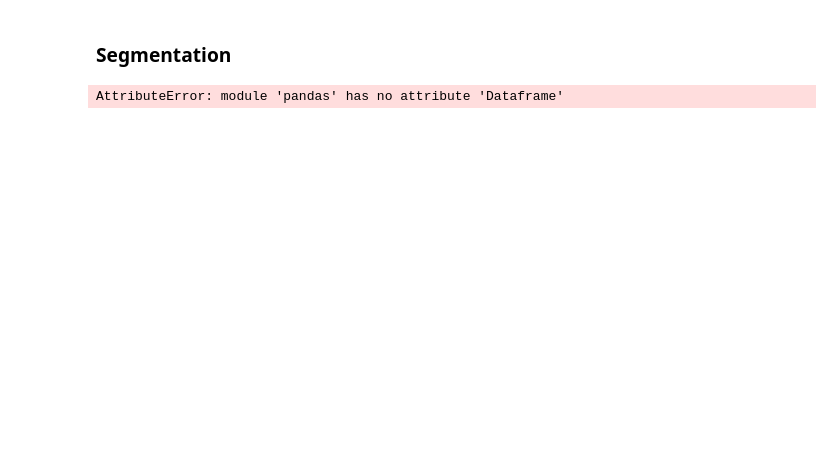
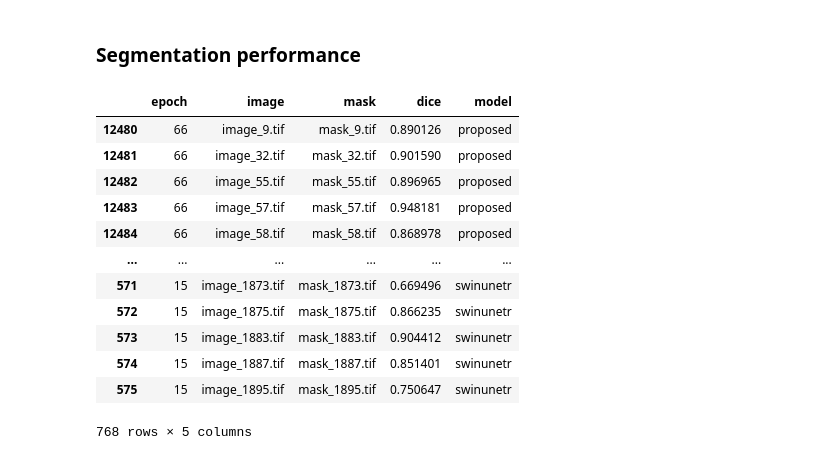
Before and after one commit to robertorojasp06/ctc-drosophila-other-models, a Jupyter notebook: notebooks/1/2024_12_13_comparison_with_other_models.ipynb, the cells around one changed output. Drawn from its saved outputs; the diff is of its cells as text; code cells hidden in the pictures; blank space fills up the shorter version.

Commit message:
Add comparison between models.

```diff
--- a/notebooks/1/2024_12_13_comparison_with_other_models.ipynb
+++ b/notebooks/1/2024_12_13_comparison_with_other_models.ipynb
@@ -6,15 +7,61 @@ import matplotlib.pyplot as plt
 # %% [markdown]
-### Segmentation
+### Segmentation performance
 # %%
 paths_to_performance = {
-    "proposed": "resources/segmentation/validation_performance_proposed.csv"
+    "proposed": "resources/segmentation/proposed/validation_performance.csv",
+    "unet": "resources/segmentation/unet/2024_12_14_12_38_29_unet/validation_performance.csv",
+    "unetr": "resources/segmentation/unetr/2024_12_14_13_09_39_unetr/validation_performance.csv",
+    "swinunetr": "resources/segmentation/swinunetr/2024_12_14_13_55_51_swinunetr/validation_performance.csv"
 }
+final_epochs = {
+    "proposed": 66,
+    "unet": 25,
+    "unetr": 15,
+    "swinunetr": 15
+}
 # %%
-df_all = pd.Dataframe({})
+df_all = pd.DataFrame()
 for model, path in paths_to_performance.items():
-    df = pd.read_csv(path)
+    if model == "proposed":
+        df = pd.read_csv(path)
+        df.drop(
+            columns = [
+                'loss',
+                'pixel_accuracy',
+                'jaccard'
+            ],
+            inplace=True
+        )
+        df.rename(
+            columns = {
+                "image_filename": "image",
+                "mask_filename": "mask"
+            },
+            inplace=True
+        )
+    else:
+        df = pd.read_csv(path)
+        df.drop(
+            columns=[
+                'seconds_per_patch'
+            ],
+            inplace=True
+        )
     df["model"] = model
+    df = df[df["epoch"] == final_epochs[model]].copy()
     df_all = pd.concat([df_all, df])
 display(df_all)
 # %% [output]
+|  | epoch | image | mask | dice | model |
+| 12480 | 66 | image_9.tif | mask_9.tif | 0.890126 | proposed |
+| 12481 | 66 | image_32.tif | mask_32.tif | 0.901590 | proposed |
+| 12482 | 66 | image_55.tif | mask_55.tif | 0.896965 | proposed |
+| 12483 | 66 | image_57.tif | mask_57.tif | 0.948181 | proposed |
+| 12484 | 66 | image_58.tif | mask_58.tif | 0.868978 | proposed |
+| ... | ... | ... | ... | ... | ... |
+| 571 | 15 | image_1873.tif | mask_1873.tif | 0.669496 | swinunetr |
+| 572 | 15 | image_1875.tif | mask_1875.tif | 0.866235 | swinunetr |
+| 573 | 15 | image_1883.tif | mask_1883.tif | 0.904412 | swinunetr |
+| 574 | 15 | image_1887.tif | mask_1887.tif | 0.851401 | swinunetr |
+| 575 | 15 | image_1895.tif | mask_1895.tif | 0.750647 | swinunetr |
-AttributeError: module 'pandas' has no attribute 'Dataframe'
+768 rows × 5 columns
```
Also changed, not shown: parts of 12 cells of this notebook.
